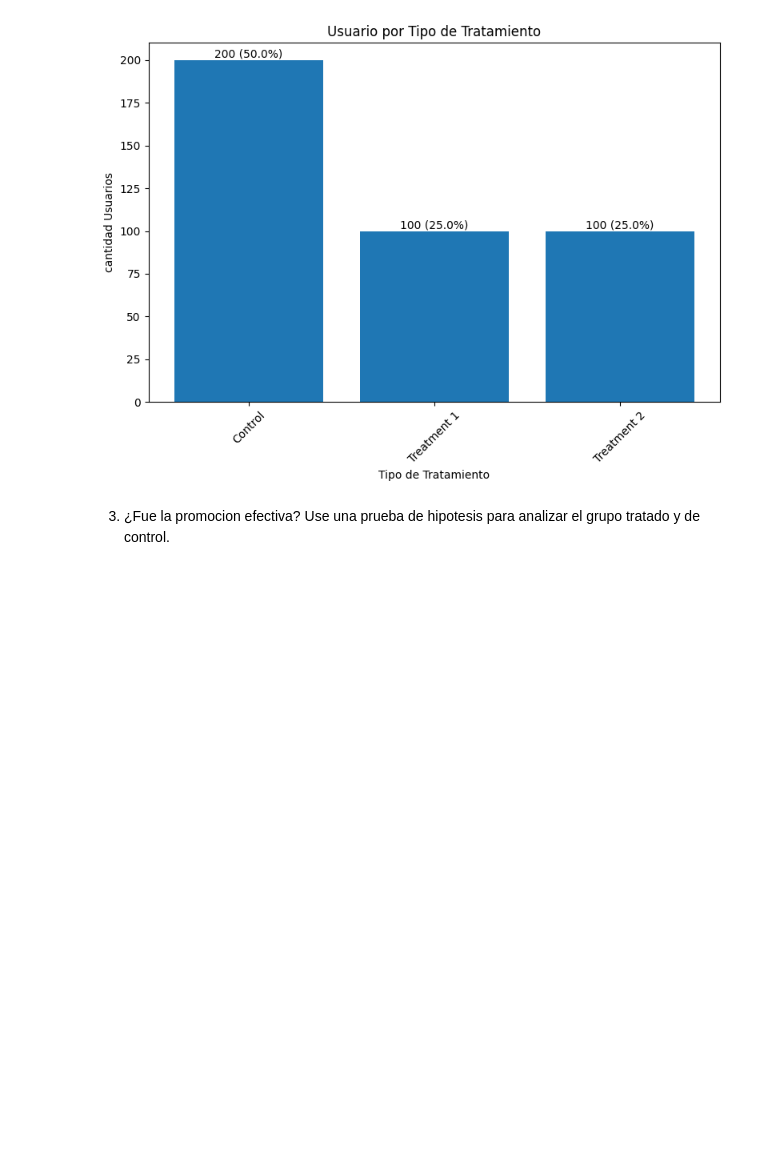
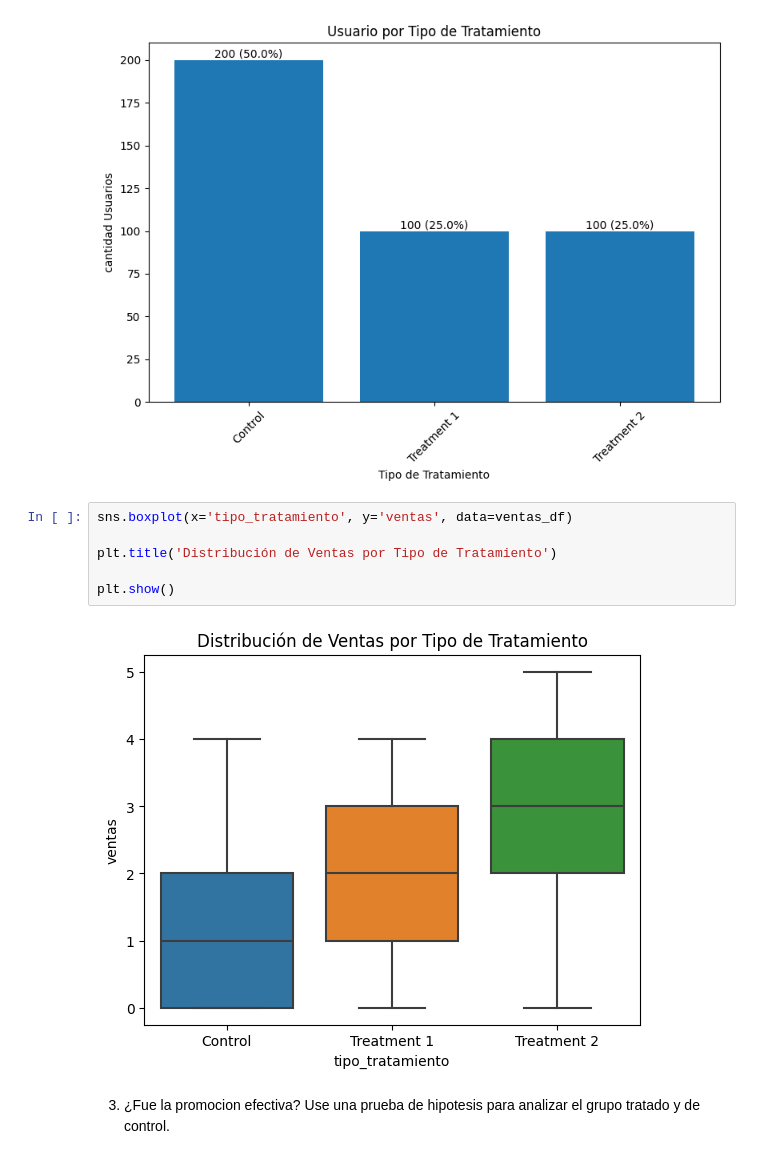
Before and after one commit to cindygarcia/TrabajoAnalisisDatos, a Jupyter notebook: taller1_enunciado.ipynb, the cells around one changed output. Cells and saved outputs as stored; diff of their text form; blank space fills up the shorter version.

```diff
--- a/taller1_enunciado.ipynb
+++ b/taller1_enunciado.ipynb
@@ -558,6 +568,14 @@ plt.tight_layout()
 plt.show()
 # %% [output]
 [figure]
+# %%
+sns.boxplot(x='tipo_tratamiento', y='ventas', data=ventas_df)
+
+plt.title('Distribución de Ventas por Tipo de Tratamiento')
+
+plt.show()
+# %% [output]
+[figure, added]
 # %% [markdown]
 3.  ¿Fue la promocion efectiva? Use una prueba de hipotesis para
     analizar el grupo tratado y de control.
```
Also changed, not shown: parts of 25 cells of this notebook, 1 other file.
